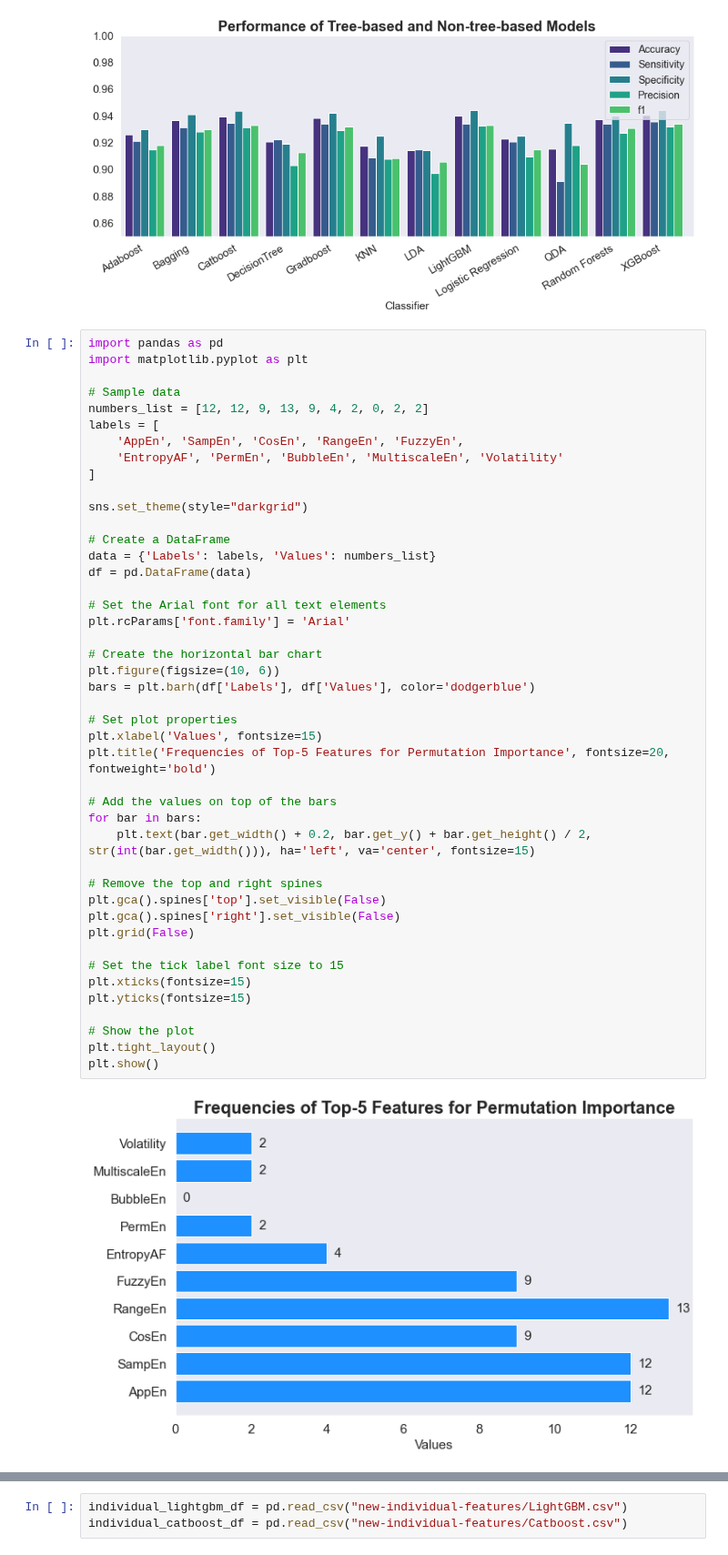
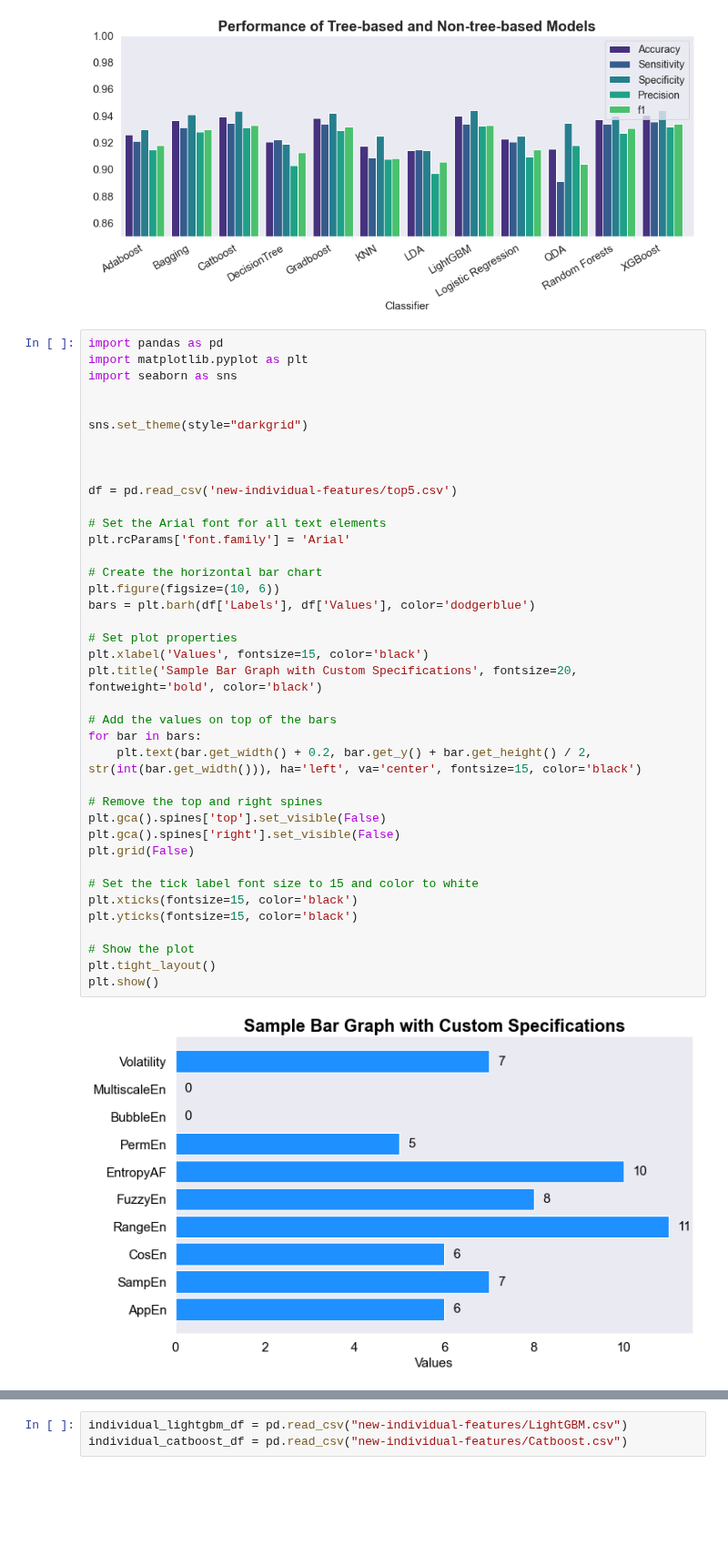
Before and after one commit to NNLUliskey/svsm_ml_2022, a Jupyter notebook: results graph generation.ipynb, the cells around one changed output, grey strips where cells are left out. Shown at 91% size. Cells and saved outputs as stored; diff of their text form; blank space fills up the shorter version.

```diff
--- a/results graph generation.ipynb
+++ b/results graph generation.ipynb
@@ -135,46 +135,41 @@ plt.show()
 # %%
 import pandas as pd
 import matplotlib.pyplot as plt
+import seaborn as sns
 
-# Sample data
-numbers_list = [12, 12, 9, 13, 9, 4, 2, 0, 2, 2]
-labels = [
-    'AppEn', 'SampEn', 'CosEn', 'RangeEn', 'FuzzyEn',
-    'EntropyAF', 'PermEn', 'BubbleEn', 'MultiscaleEn', 'Volatility'
-]
 
 sns.set_theme(style="darkgrid")
 
-# Create a DataFrame
-data = {'Labels': labels, 'Values': numbers_list}
-df = pd.DataFrame(data)
+
+
+df = pd.read_csv('new-individual-features/top5.csv')
 
 # Set the Arial font for all text elements
 plt.rcParams['font.family'] = 'Arial'
 
 # Create the horizontal bar chart
 plt.figure(figsize=(10, 6))
 bars = plt.barh(df['Labels'], df['Values'], color='dodgerblue')
 
 # Set plot properties
-plt.xlabel('Values', fontsize=15)
-plt.title('Frequencies of Top-5 Features for Permutation Importance', fontsize=20, fontweight='bold')
+plt.xlabel('Values', fontsize=15, color='black')
+plt.title('Sample Bar Graph with Custom Specifications', fontsize=20, fontweight='bold', color='black')
 
 # Add the values on top of the bars
 for bar in bars:
-    plt.text(bar.get_width() + 0.2, bar.get_y() + bar.get_height() / 2, str(int(bar.get_width())), ha='left', va='center', fontsize=15)
+    plt.text(bar.get_width() + 0.2, bar.get_y() + bar.get_height() / 2, str(int(bar.get_width())), ha='left', va='center', fontsize=15, color='black')
 
 # Remove the top and right spines
 plt.gca().spines['top'].set_visible(False)
 plt.gca().spines['right'].set_visible(False)
 plt.grid(False)
 
-# Set the tick label font size to 15
-plt.xticks(fontsize=15)
-plt.yticks(fontsize=15)
+# Set the tick label font size to 15 and color to white
+plt.xticks(fontsize=15, color='black')
+plt.yticks(fontsize=15, color='black')
 
 # Show the plot
 plt.tight_layout()
 plt.show()
 # %% [output]
-[figure, old version]
+[figure, new version]
```
Also changed, not shown: parts of 1 cell of this notebook.
